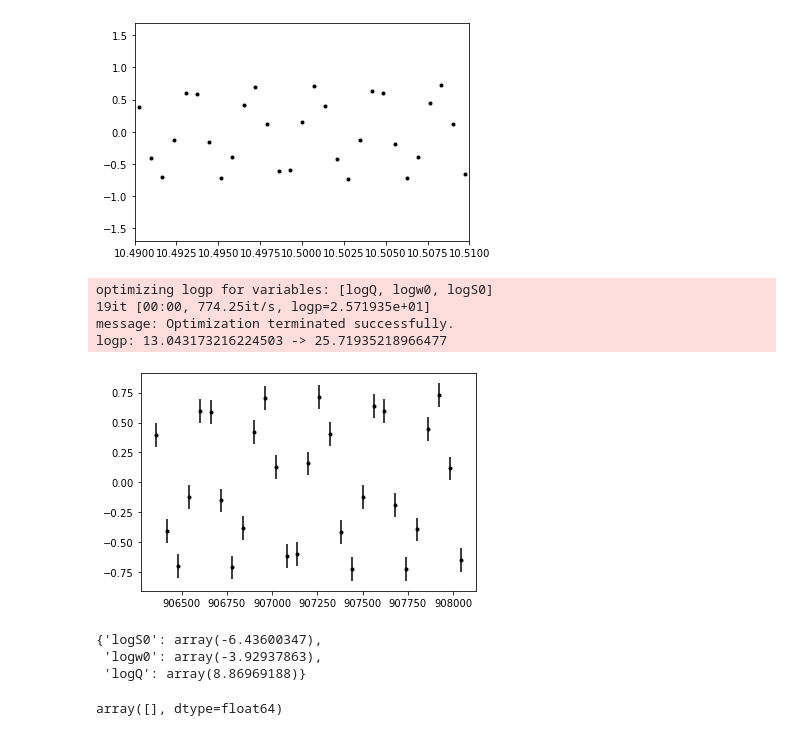
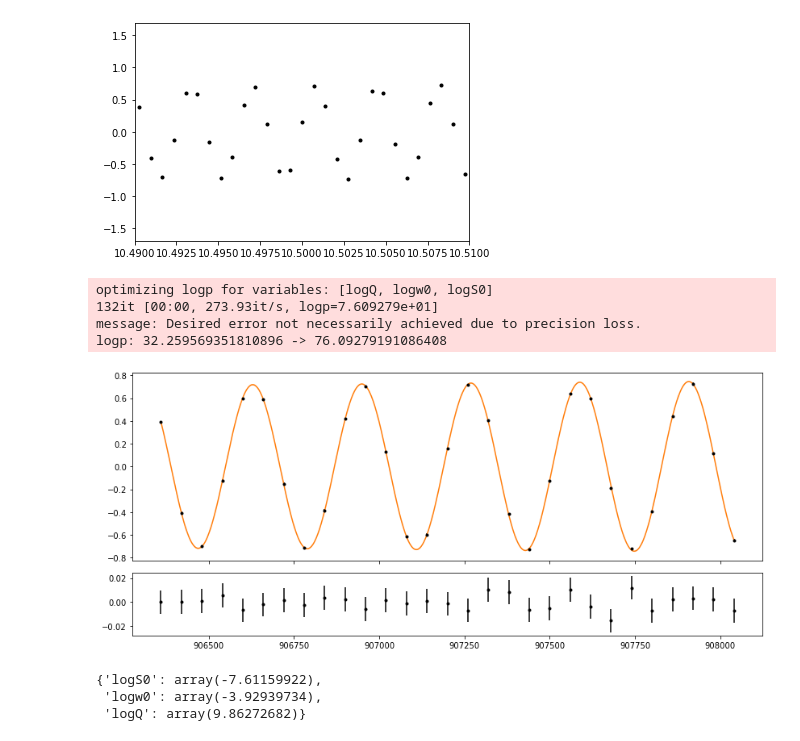
Before and after one commit to megbedell/pmodes, a Jupyter notebook: gp-fit.ipynb, the cells around one changed output. Drawn from its saved outputs; the diff is of its cells as text; code cells hidden in the pictures.

```diff
--- a/gp-fit.ipynb
+++ b/gp-fit.ipynb
@@ -24,8 +26,8 @@ plt.xlim([10.49,10.51]);
 inds = (ts_onemode > 10.49 * 86400) & (ts_onemode < 10.51 * 86400)
 t = ts_onemode[inds]
 y = rvs_onemode[inds]
-yerr = np.zeros_like(y) + 0.1 # 10 cm/s homogeneous error - made up!
-t_grid = np.linspace(t[0], t[-1], 0.01)
+yerr = np.zeros_like(y) + 0.01 # 1 cm/s homogeneous error - made up!
+t_grid = np.linspace(t[0], t[-1], 1000)
 with pm.Model() as model:
 
     logS0 = pm.Normal("logS0", mu=0.0, sd=15.0, testval=np.log(np.var(rvs_onemode)))
@@ -42,28 +44,29 @@ with pm.Model() as model:
 with model:
     map_soln = xo.optimize(start=model.test_point)
     mu, var = xo.eval_in_model(gp.predict(t_grid, return_var=True), map_soln)
+    y_pred = xo.eval_in_model(gp.predict(t), map_soln)
 # %% [output]
 optimizing logp for variables: [logQ, logw0, logS0]
-19it [00:00, 774.25it/s, logp=2.571935e+01]
-message: Optimization terminated successfully.
-logp: 13.043173216224503 -> 25.71935218966477
+132it [00:00, 273.93it/s, logp=7.609279e+01]
+message: Desired error not necessarily achieved due to precision loss.
+logp: 32.259569351810896 -> 76.09279191086408
 # %%
-plt.errorbar(t, y, yerr=yerr, fmt=".k", capsize=0, label="data")
+fig, (ax1,ax2) = plt.subplots(2, 1, figsize=(14,6), sharex=True,
+                              gridspec_kw={'height_ratios':[3,1], 'hspace':0.1})
+ax1.errorbar(t, y, yerr=yerr, fmt=".k", capsize=0, label="data")
 
 # Plot the prediction and the 1-sigma uncertainty
 sd = np.sqrt(var)
-art = plt.fill_between(t_grid, mu + sd, mu - sd, color="C1", alpha=0.3)
+art = ax1.fill_between(t_grid, mu + sd, mu - sd, color="C1", alpha=0.3)
 art.set_edgecolor("none")
-plt.plot(t_grid, mu, color="C1", label="prediction");
+ax1.plot(t_grid, mu, color="C1", label="prediction")
+
+ax2.errorbar(t, y - y_pred, yerr=yerr, fmt=".k", capsize=0, label="resids");
 # %% [output]
-[figure, old version]
+[figure, new version]
 # %%
 map_soln
 # %% [output]
-{'logS0': array(-6.43600347),
- 'logw0': array(-3.92937863),
- 'logQ': array(8.86969188)}
+{'logS0': array(-7.61159922),
+ 'logw0': array(-3.92939734),
+ 'logQ': array(9.86272682)}
-# %%
-mu
-# %% [output]
-array([], dtype=float64)
```
Also changed, not shown: parts of 12 cells of this notebook, 1 other file.
